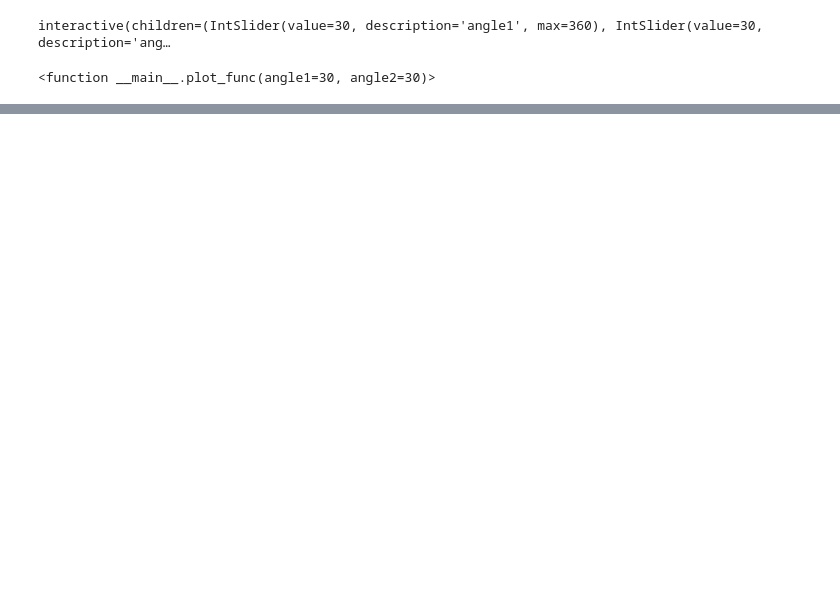
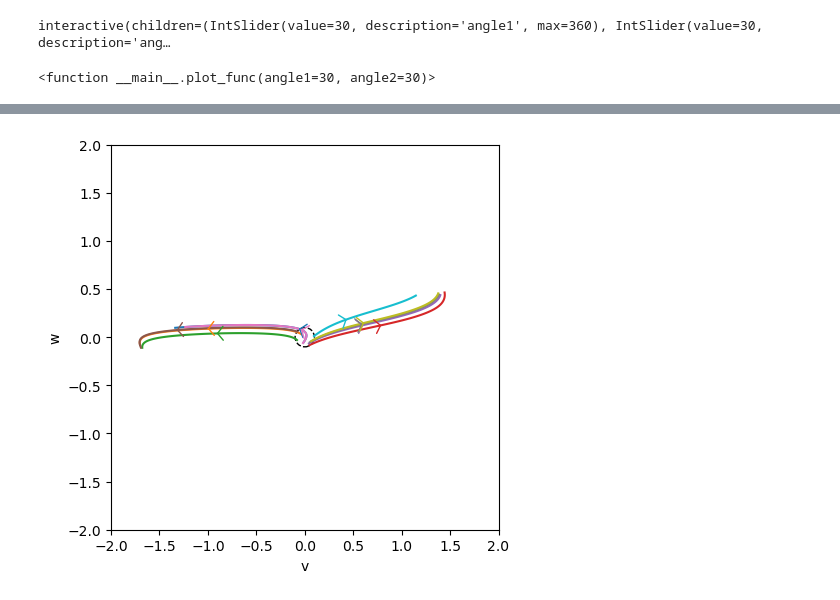
Before and after one commit to CharlesXu-Jingyue/CDS232_Wi24_CourseProject, a Jupyter notebook: FitHughNagumo.ipynb, the cells around one changed output, grey strips where cells are left out. Saved outputs shown, nothing was run; the diff lists cells and outputs as text; code cells hidden in the pictures; blank space fills up the shorter version.

```diff
--- a/FitHughNagumo.ipynb
+++ b/FitHughNagumo.ipynb
@@ -226,0 +240,49 @@ interactive(children=(IntSlider(value=30, description='angle1', max=360), IntSli
+# %%
+## Solve the system of equations for the purturbed initial conditions
+import matplotlib.patches as patches
+import matplotlib.colors as mcolors
+
+# Define the time interval
+t0, t_final = 0.0, 5.0
+n = 100
+t = np.linspace(t0, t_final, n)
+
+# Define the system of equations
+def f(t, x):
+    v, w = x
+    return [v - (v**3)/3 - w + I, epsilon * (v + a - b*w)]
+
+# Generate the purturbed initial conditions
+num_conditions = 10
+radius = 0.1
+angles = 2 * np.pi * np.random.rand(num_conditions)
+radii = radius * np.sqrt(np.random.rand(num_conditions))
+z0s = np.array([radii * np.cos(angles), radii * np.sin(angles)]).T
+
+# Create a new figure
+fig, ax = plt.subplots(figsize=(5, 5))
+
+# Loop over the initial conditions
+for z0 in z0s:
+    # Compute the solution
+    sol = solve_ivp(f, [t0, t_final], z0, t_eval=t, method='RK45')
+    zt = sol.y
+
+    # Plot the solution
+    line, = ax.plot(zt[0], zt[1])
+
+    # Add arrows to indicate direction
+    middle_index = len(zt[0]) // 2
+    arrowcolor = np.array(mcolors.to_rgba(line.get_color()))
+    ax.annotate('', xy=(zt[0][middle_index], zt[1][middle_index]), xytext=(zt[0][middle_index-1], zt[1][middle_index-1]), arrowprops=dict(arrowstyle='->,head_width=0.5', facecolor=arrowcolor, edgecolor=arrowcolor))
+
+# Draw the ball
+circle = patches.Circle((0, 0), radius, fill=False, linestyle='dashed', edgecolor='black')
+ax.add_patch(circle)
+ax.set_xlabel('v')
+ax.set_ylabel('w')
+ax.set_xlim(-2, 2)
+ax.set_ylim(-2, 2)
+plt.show()
+# %% [output]
+[figure, added]
```
Also changed, not shown: parts of 27 cells of this notebook.
